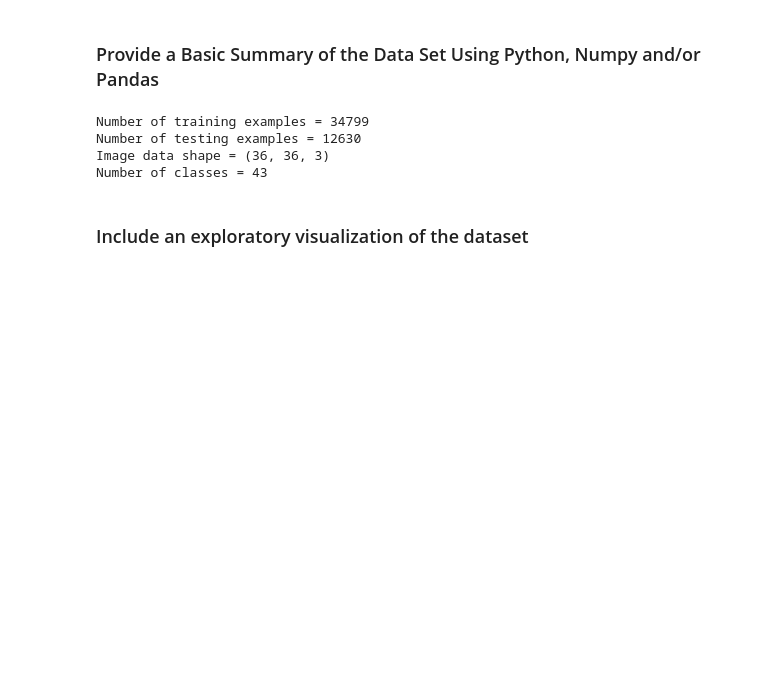
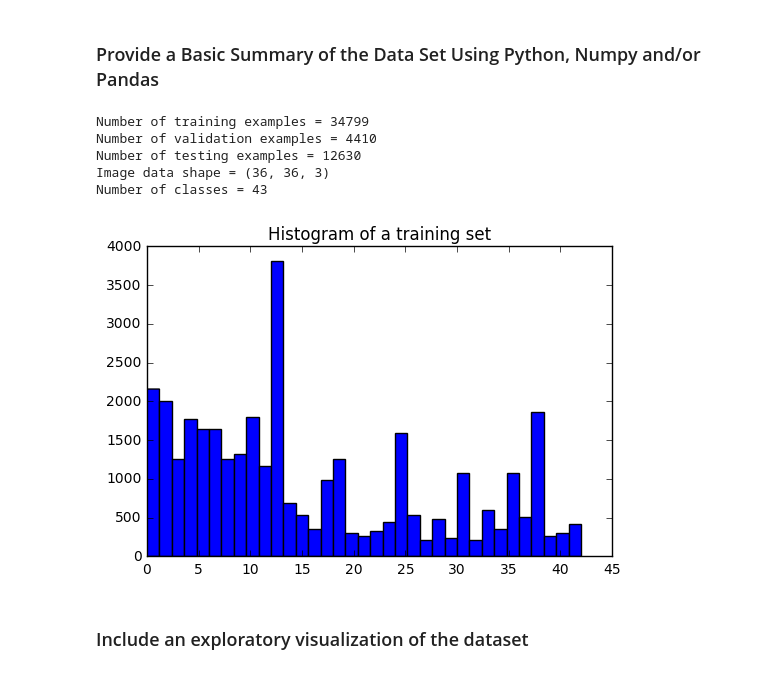
Before and after one commit to igmor/CarND-Traffic-Sign-Classifier-Project, a Jupyter notebook: Traffic_Sign_Classifier.ipynb, the cells around one changed output. Cells and saved outputs as stored; diff of their text form; code cells hidden in the pictures; blank space fills up the shorter version.

```diff
--- a/Traffic_Sign_Classifier.ipynb
+++ b/Traffic_Sign_Classifier.ipynb
@@ -85,14 +81,37 @@ image_shape = X_train[0].shape
 n_classes = 43
 
 print("Number of training examples =", n_train)
+print("Number of validation examples =", n_validation)
 print("Number of testing examples =", n_test)
 print("Image data shape =", image_shape)
 print("Number of classes =", n_classes)
 # %% [output]
 Number of training examples = 34799
+Number of validation examples = 4410
 Number of testing examples = 12630
 Image data shape = (36, 36, 3)
 Number of classes = 43
+# %%
+import csv
+import matplotlib.pyplot as plt
+%matplotlib inline
+
+sign_labels=[]
+with open('signnames.csv', 'rt') as csvfile:
+    reader = csv.DictReader(csvfile, delimiter=',')
+    for row in reader:
+        sign_labels.append((row['SignName']))
+
+
+def data_hist():
+    plt.hist(y_train, bins='auto')  # plt.hist passes it's arguments to np.histogram
+    plt.title("Histogram of a training set")
+    plt.savefig('examples/data_hist.png', bbox_inches='tight')
+    plt.show()
+
+data_hist()
+# %% [output]
+[figure, added]
 # %% [markdown]
 ### Include an exploratory visualization of the dataset
 # %% [markdown]
```
Also changed, not shown: parts of 17 cells of this notebook, 14 other files.
